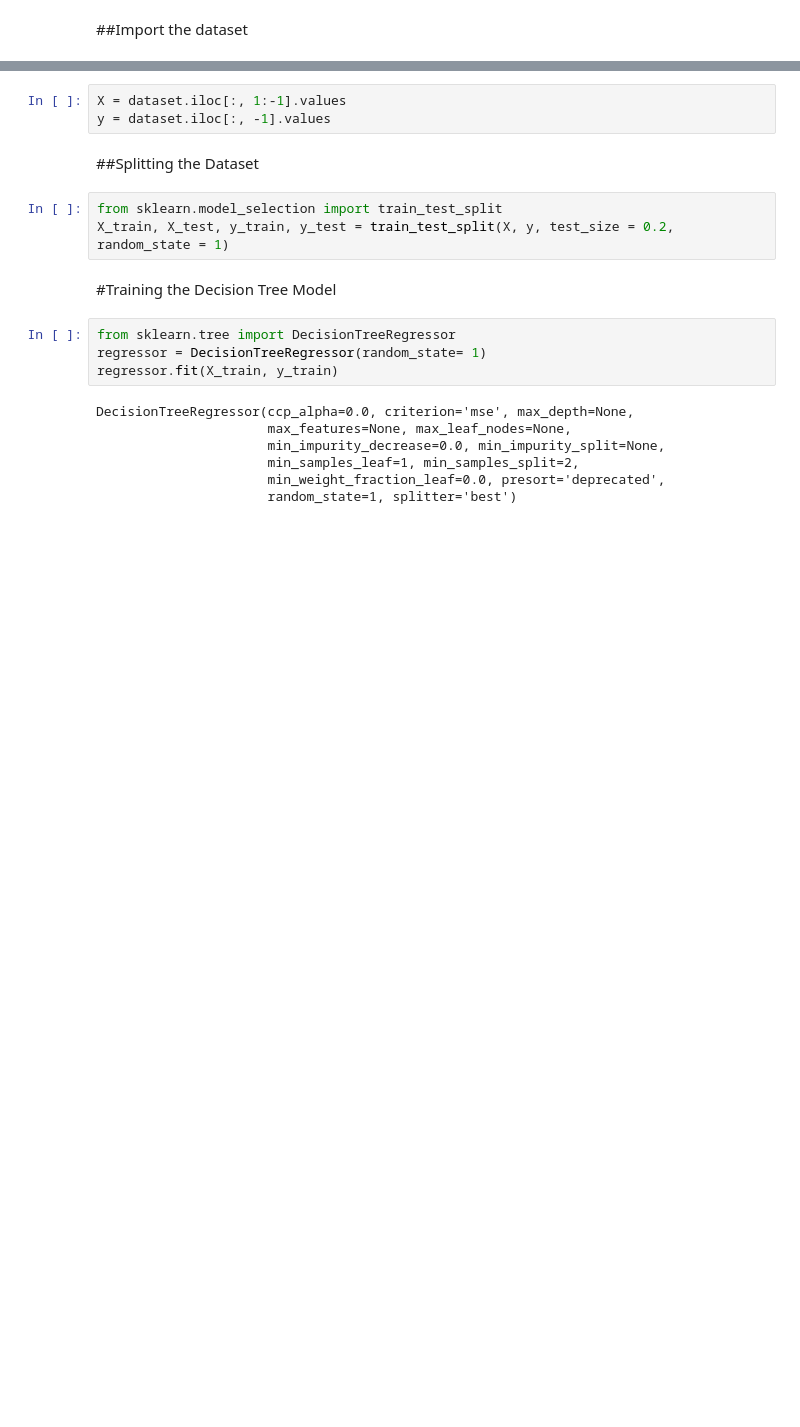
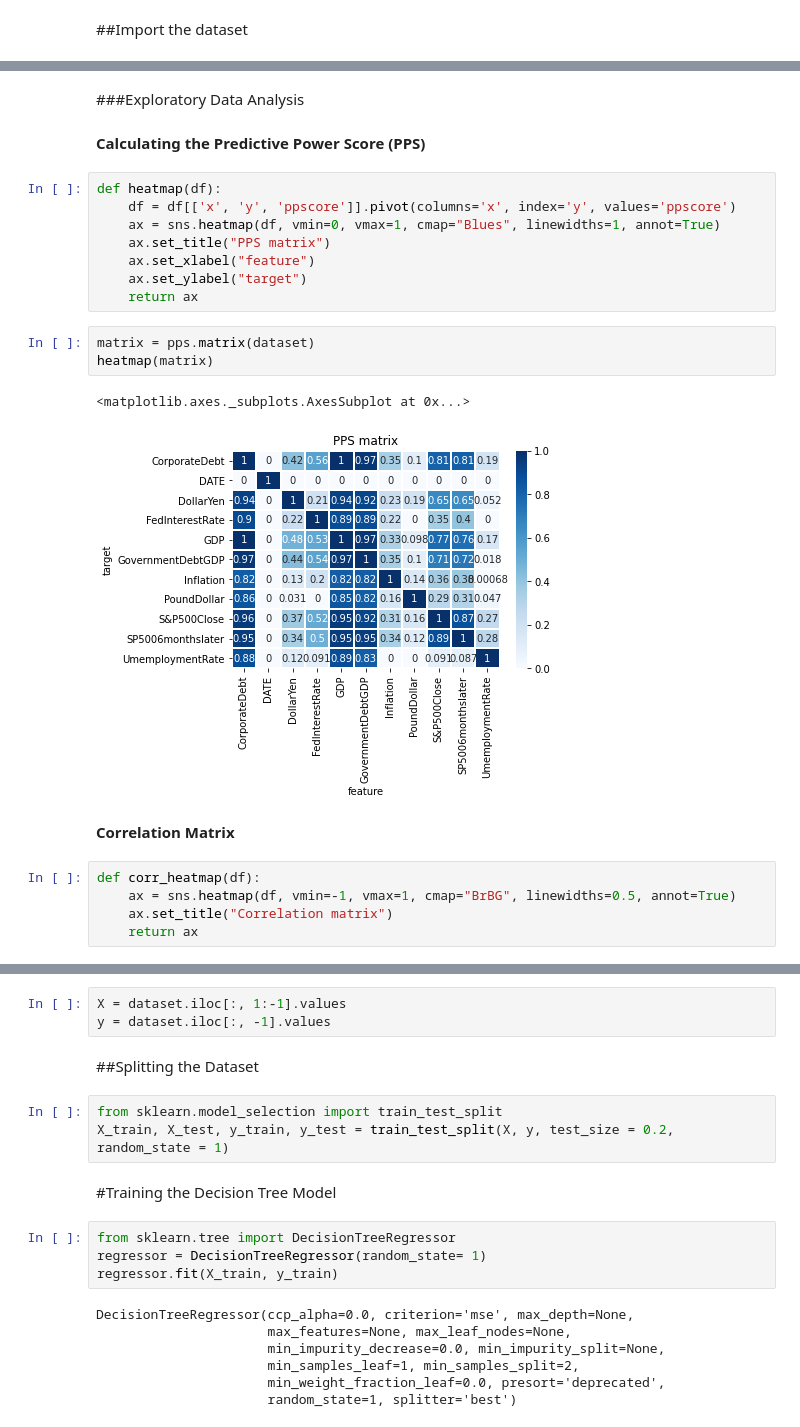
Before and after one commit to bro-kite/S_and_P_500, a Jupyter notebook: S&P_500.ipynb, the cells around one changed output, grey strips where cells are left out. Saved outputs shown, nothing was run; the diff lists cells and outputs as text; blank space fills up the shorter version.

```diff
--- a/S&P_500.ipynb
+++ b/S&P_500.ipynb
@@ -25,0 +34,25 @@ dataset.tail(10)
+# %% [markdown]
+###Exploratory Data Analysis
+# %% [markdown]
+**Calculating the Predictive Power Score (PPS)**
+# %%
+def heatmap(df):
+    df = df[['x', 'y', 'ppscore']].pivot(columns='x', index='y', values='ppscore')
+    ax = sns.heatmap(df, vmin=0, vmax=1, cmap="Blues", linewidths=1, annot=True)
+    ax.set_title("PPS matrix")
+    ax.set_xlabel("feature")
+    ax.set_ylabel("target")
+    return ax
+# %%
+matrix = pps.matrix(dataset)
+heatmap(matrix)
+# %% [output]
+<matplotlib.axes._subplots.AxesSubplot at 0x...>
+[figure, added]
+# %% [markdown]
+**Correlation Matrix**
+# %%
+def corr_heatmap(df):
+    ax = sns.heatmap(df, vmin=-1, vmax=1, cmap="BrBG", linewidths=0.5, annot=True)
+    ax.set_title("Correlation matrix")
+    return ax
```
Also changed, not shown: parts of 9 cells of this notebook.
